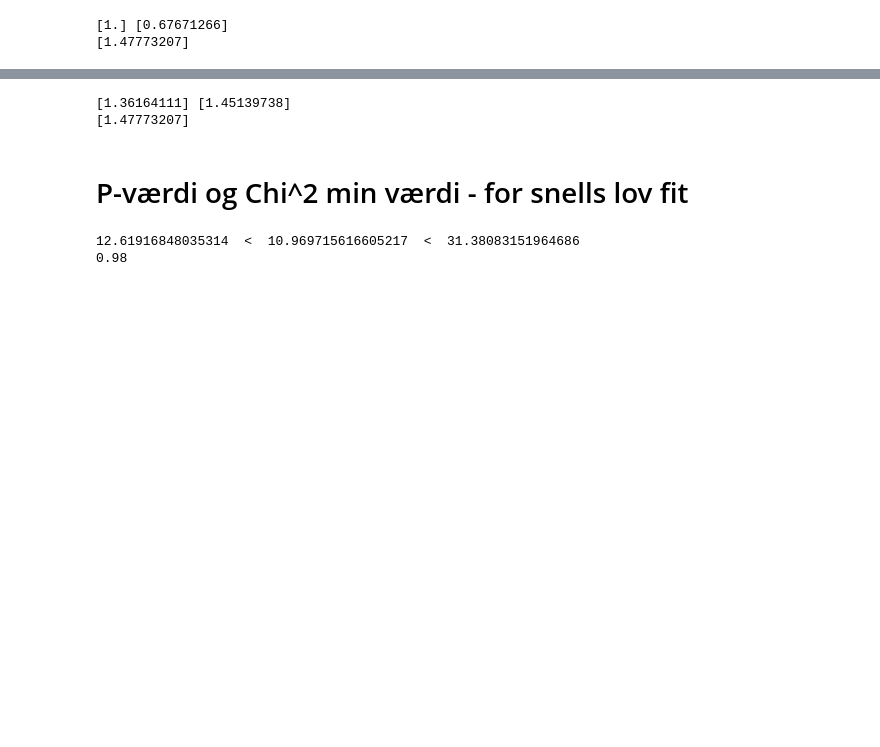
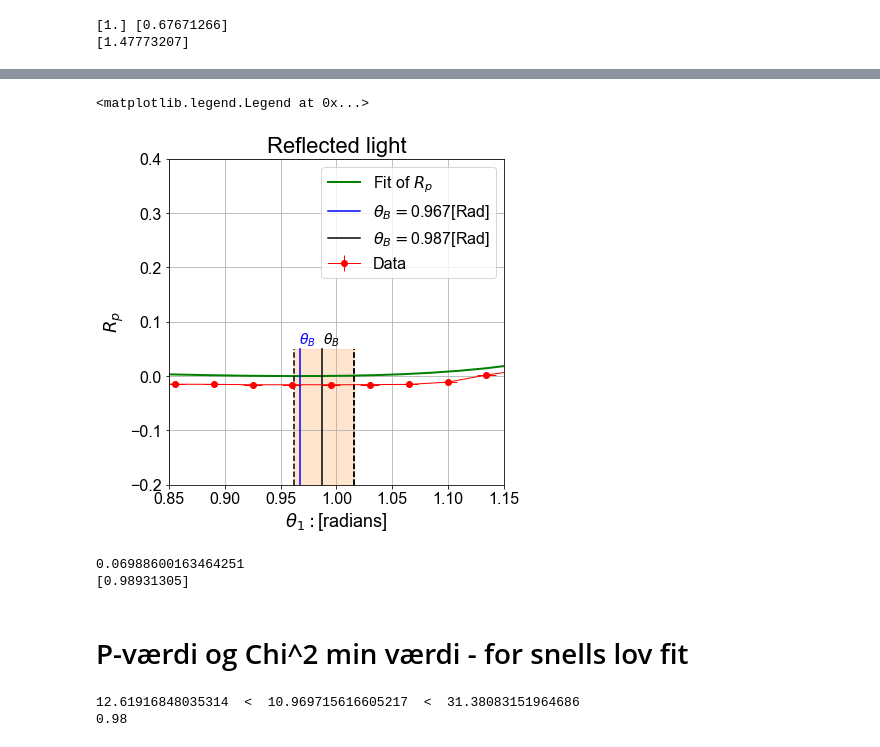
Before and after one commit to Neub28/Experimentel-Physics-2, a Jupyter notebook: Databehandling/Labdag 3/p-polariseret/Databehandling fra luft til glas - p.ipynb, the cells around one changed output, grey strips where cells are left out. Cells and saved outputs as stored; diff of their text form; code cells hidden in the pictures; blank space fills up the shorter version.

```diff
--- a/Databehandling/Labdag 3/p-polariseret/Databehandling fra luft til glas - p.ipynb
+++ b/Databehandling/Labdag 3/p-polariseret/Databehandling fra luft til glas - p.ipynb
@@ -241,12 +234,44 @@ print(Tl)
+# %%
+fig, ax = plt.subplots(figsize=(6,6))
+ax.set_title("Reflected light")
+ax.set_ylim([-0.05, 0.55])
+
+ax.set_xlim([0.85, 1.15])
+ax.set_ylim([-0.2, 0.4])
+ax.set_xlabel(r"$\theta_1 :$[radians]")
+ax.set_ylabel(r"$R_p$")
+
+
+ax.plot(theta_R, Rkoef(theta_R, nRR), ls="-", c="g", lw=2, label=r"Fit of $R_p$")
+ax.plot([theta_B_l, theta_B_l], [-0.2, 0.05], '--' ,c='k')
+ax.plot([theta_B_u, theta_B_u], [-0.2, 0.05], '--' ,c='k')
+ax.plot([theta_B_u, theta_B_u], [-0.2, 0.05], '--' ,c='k')
+ax.plot([theta_B_R, theta_B_R], [-0.2, 0.05], "-" ,c='b', label=r"$\theta_B = $"f"{round(theta_B_R[0],3)}[Rad]")
+ax.plot([theta_B_m, theta_B_m], [-0.2, 0.05], '-' ,c='k', label=r"$\theta_B = $"f"{round(theta_B_m,3)}[Rad]")
+#ax.plot(theta_newR, Rl,'o-', c='r', label="Data")
+ax.errorbar(theta_newR, Rl, xerr=sigma_radian, yerr=Rl_uc, lw=1, label="Data", c='r', fmt='o-')
+ax.fill_between([theta_B_l,theta_B_u], 0.05, -0.2, color='C1', alpha=0.2)
+ax.annotate(r"$\theta_B$", xy=(theta_B_m, -0.05),  xytext=(theta_B_m + 0.001, 0.06),  fontsize=14)
+ax.annotate(r"$\theta_B$", xy=(theta_B_R, -0.05),  xytext=(theta_B_R - 0.001, 0.06),  fontsize=14, c="b")
+ax.grid()
+ax.legend()
+# %% [output]
+<matplotlib.legend.Legend at 0x...>
+[figure, added]
 # %%
-print(nTT, nRR)
-print(1/nT)
+#print(nTT, nRR)
+#print(1/nT)
 #print(np.sqrt(np.diag(pcovT)))
 #print(np.sqrt(np.diag(pcovnT)))
 #print(np.sqrt(np.diag(pcovnR)))
+
+0.07
+
+print(np.arctan((0.07)/1))
+print(np.arctan((nRR + 0.07)/1))
 # %% [output]
-[1.36164111] [1.45139738]
-[1.47773207]
+0.06988600163464251
+[0.98931305]
 # %% [markdown]
 # P-værdi og Chi^2 min værdi - for snells lov fit
 # %%
```
Also changed, not shown: parts of 7 cells of this notebook, 3 other files.
